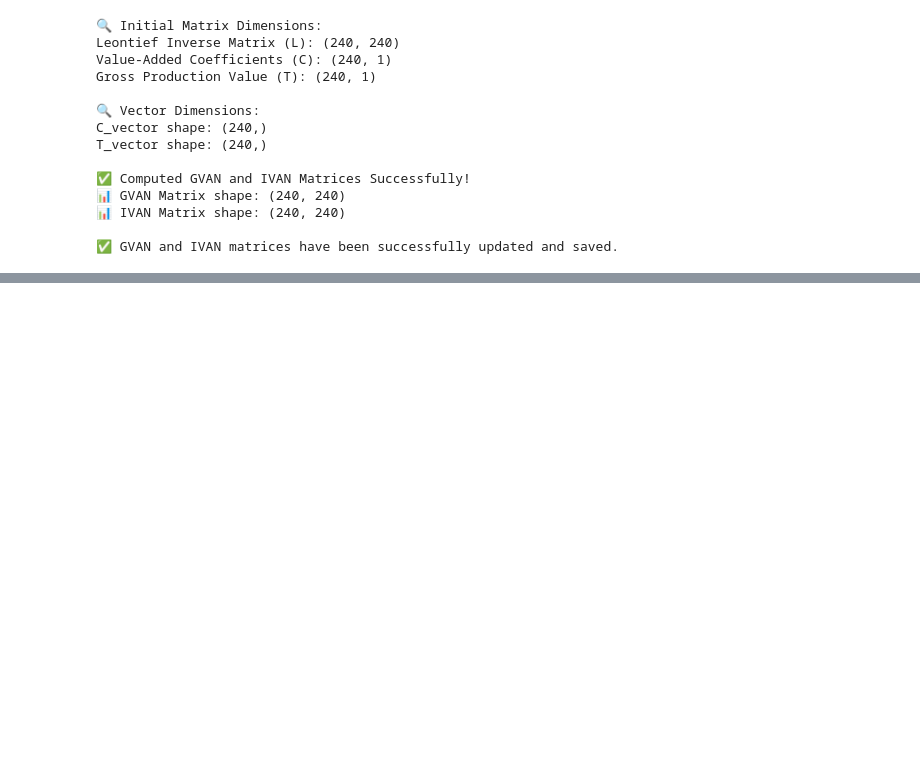
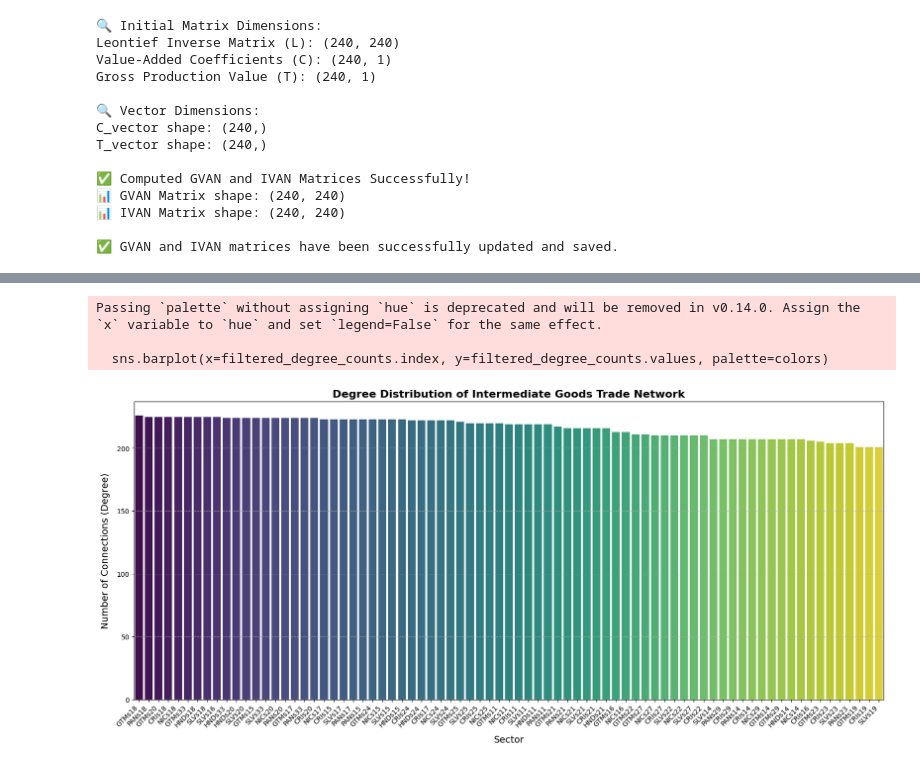
Before and after one commit to erickdiaz3010/tesis-network-analysis, a Jupyter notebook: Thesis_VA_in_CA_Erick.ipynb, the cells around one changed output, grey strips where cells are left out. Drawn from its saved outputs; the diff is of its cells as text; code cells hidden in the pictures; blank space fills up the shorter version.

```diff
--- a/Thesis_VA_in_CA_Erick.ipynb
+++ b/Thesis_VA_in_CA_Erick.ipynb
@@ -1007,0 +533,47 @@ El archivo de Excel ha sido actualizado con el índice de integración corregido
+# %%
+import pandas as pd
+import numpy as np
+import matplotlib.pyplot as plt
+import seaborn as sns
+
+# 📌 Define the file path
+file_path = "/content/drive/MyDrive/Thesis/thesis/Paper input output/data/real/CA IO table 2014 - real.xlsx"
+
+# 📌 Load the binary adjacency matrix
+Z_binary = pd.read_excel(file_path, sheet_name="Binary_Adjacency_Z", index_col=0)
+
+# 📌 Compute degree (number of connections per sector)
+degree_counts = Z_binary.sum(axis=1)  # Sum across rows (out-degree)
+
+# 📌 Set a lower threshold to filter only well-connected sectors
+threshold = 200  # ✅ Aumentar el límite mínimo para mejorar la interpretación
+filtered_degree_counts = degree_counts[degree_counts >= threshold]
+
+# 📌 Sort values from highest to lowest
+filtered_degree_counts = filtered_degree_counts.sort_values(ascending=False)
+
+# 📌 Improve figure size
+plt.figure(figsize=(20, 8))  # ✅ Más ancho y más alto para mejor visibilidad
+
+# 📌 Adjust colors using a more vibrant palette
+colors = sns.color_palette("viridis", len(filtered_degree_counts))
+
+# 📌 Plot the degree distribution as a bar plot
+sns.barplot(x=filtered_degree_counts.index, y=filtered_degree_counts.values, palette=colors)
+
+# ✅ Improve labels and readability
+plt.xticks(rotation=45, ha="right", fontsize=10)  # ✅ Rotación ajustada a 45°
+plt.xlabel("Sector", fontsize=14, labelpad=10)  # ✅ Separar etiqueta del eje
+plt.ylabel("Number of Connections (Degree)", fontsize=14, labelpad=10)
+plt.title("Degree Distribution of Intermediate Goods Trade Network", fontsize=16, fontweight="bold")
+
+# ✅ Add light grid lines for better readability
+plt.grid(axis="y", linestyle="--", alpha=0.6)
+
+# 📌 Show the plot
+plt.show()
+# %% [output]
+Passing `palette` without assigning `hue` is deprecated and will be removed in v0.14.0. Assign the `x` variable to `hue` and set `legend=False` for the same effect.
+
+  sns.barplot(x=filtered_degree_counts.index, y=filtered_degree_counts.values, palette=colors)
+[figure, added]
```
Also changed, not shown: parts of 32 cells of this notebook.
